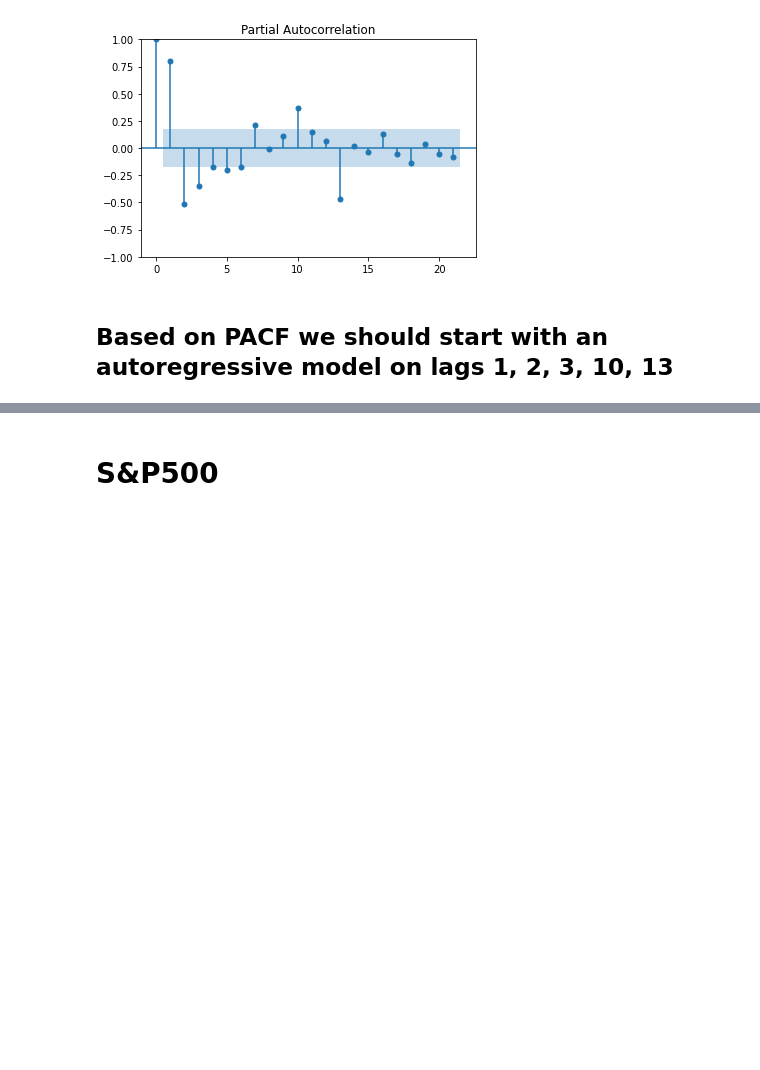
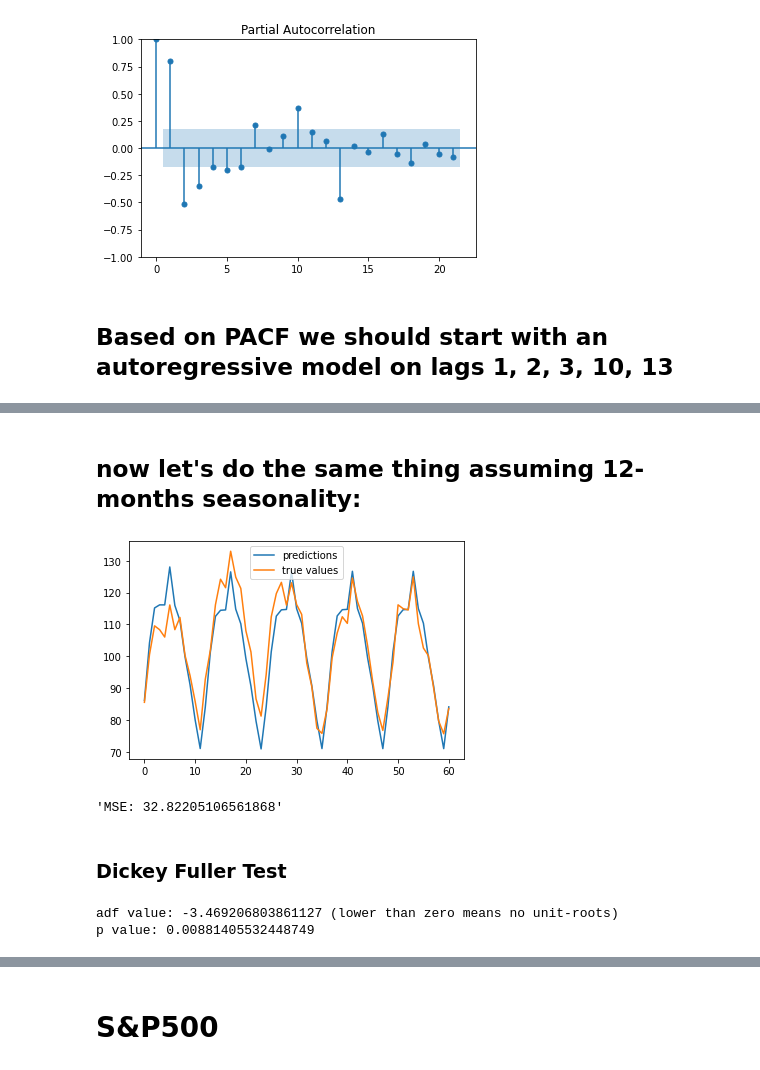
Before and after one commit to GrossBetruger/Kaggle, a Jupyter notebook: time_series_analysis/time_series_analysis.ipynb, the cells around one changed output, grey strips where cells are left out. Cells and saved outputs as stored; diff of their text form; code cells hidden in the pictures; blank space fills up the shorter version.

```diff
--- a/time_series_analysis/time_series_analysis.ipynb
+++ b/time_series_analysis/time_series_analysis.ipynb
@@ -71,0 +70,16 @@ dtype: float64
+# %% [markdown]
+## now let's do the same thing assuming 12-months seasonality:
+# %%
+model = AutoReg(train, lags=[1, 2, 3, 10, 13], seasonal=True, period=12)
+model_fit = model.fit()
+predictions = model_fit.predict(start=len(train), end=len(train)+len(test)-1, dynamic=False)
+# print('Coefficients: %s' % len(model_fit.params))
+
+plt.plot(predictions, label='predictions')
+plt.plot(test, label='true values')
+plt.legend()
+plt.show()
+f'MSE: {mean_squared_error(predictions, test)}'
+# %% [output]
+[figure, added]
+'MSE: 32.82205106561868'
@@ -71,0 +88,13 @@ dtype: float64
+# %% [markdown]
+### Dickey Fuller Test
+# %%
+from statsmodels.tsa.stattools import adfuller
+
+# augmented dickey-fuller (for AR models more comlex than AR1)
+
+adf_test_value, p_value, used_lags, nobs, _, _ = adfuller(data['production'].values)
+print(f'''adf value: {adf_test_value} (lower than zero means no unit-roots)
+p value: {p_value}''')
+# %% [output]
+adf value: -3.469206803861127 (lower than zero means no unit-roots)
+p value: 0.00881405532448749
```
Also changed, not shown: parts of 9 cells of this notebook.
